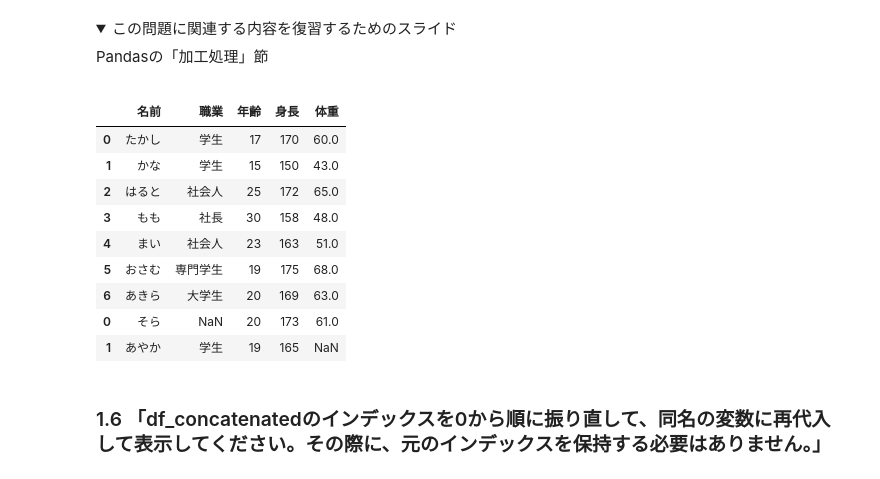
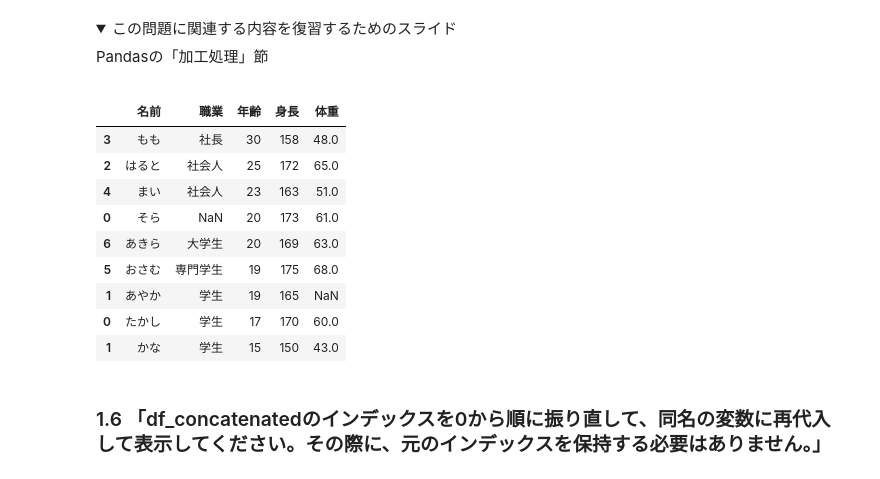
Before and after one commit to kaigitt/GoogleColab, a Jupyter notebook: 【砂川快斗】Pandas_提出課題_editor_ipynb_のコピー.ipynb, the cells around one changed output. Drawn from its saved outputs; the diff is of its cells as text; code cells hidden in the pictures; folded sections open.

```diff
--- a/【砂川快斗】Pandas_提出課題_editor_ipynb_のコピー.ipynb
+++ b/【砂川快斗】Pandas_提出課題_editor_ipynb_のコピー.ipynb
@@ -107,19 +107,19 @@ df_concatenated
 Pandasの「加工処理」節
 </details>
 # %%
-df_concatenated.sort_values(['年齢', '身長'], ascending=[False, False])
+df_concatenated = df_concatenated.sort_values(['年齢', '身長'], ascending=[False, False])
 df_concatenated
 # %% [output]
 |  | 名前 | 職業 | 年齢 | 身長 | 体重 |
+| 3 | もも | 社長 | 30 | 158 | 48.0 |
+| 2 | はると | 社会人 | 25 | 172 | 65.0 |
+| 4 | まい | 社会人 | 23 | 163 | 51.0 |
+| 0 | そら | NaN | 20 | 173 | 61.0 |
+| 6 | あきら | 大学生 | 20 | 169 | 63.0 |
+| 5 | おさむ | 専門学生 | 19 | 175 | 68.0 |
+| 1 | あやか | 学生 | 19 | 165 | NaN |
 | 0 | たかし | 学生 | 17 | 170 | 60.0 |
 | 1 | かな | 学生 | 15 | 150 | 43.0 |
-| 2 | はると | 社会人 | 25 | 172 | 65.0 |
-| 3 | もも | 社長 | 30 | 158 | 48.0 |
-| 4 | まい | 社会人 | 23 | 163 | 51.0 |
-| 5 | おさむ | 専門学生 | 19 | 175 | 68.0 |
-| 6 | あきら | 大学生 | 20 | 169 | 63.0 |
-| 0 | そら | NaN | 20 | 173 | 61.0 |
-| 1 | あやか | 学生 | 19 | 165 | NaN |
 # %% [markdown]
 ### 1.6 「df_concatenatedのインデックスを0から順に振り直して、同名の変数に再代入して表示してください。その際に、元のインデックスを保持する必要はありません。」
 # %% [markdown]
```
Also changed, not shown: parts of 8 cells of this notebook.
